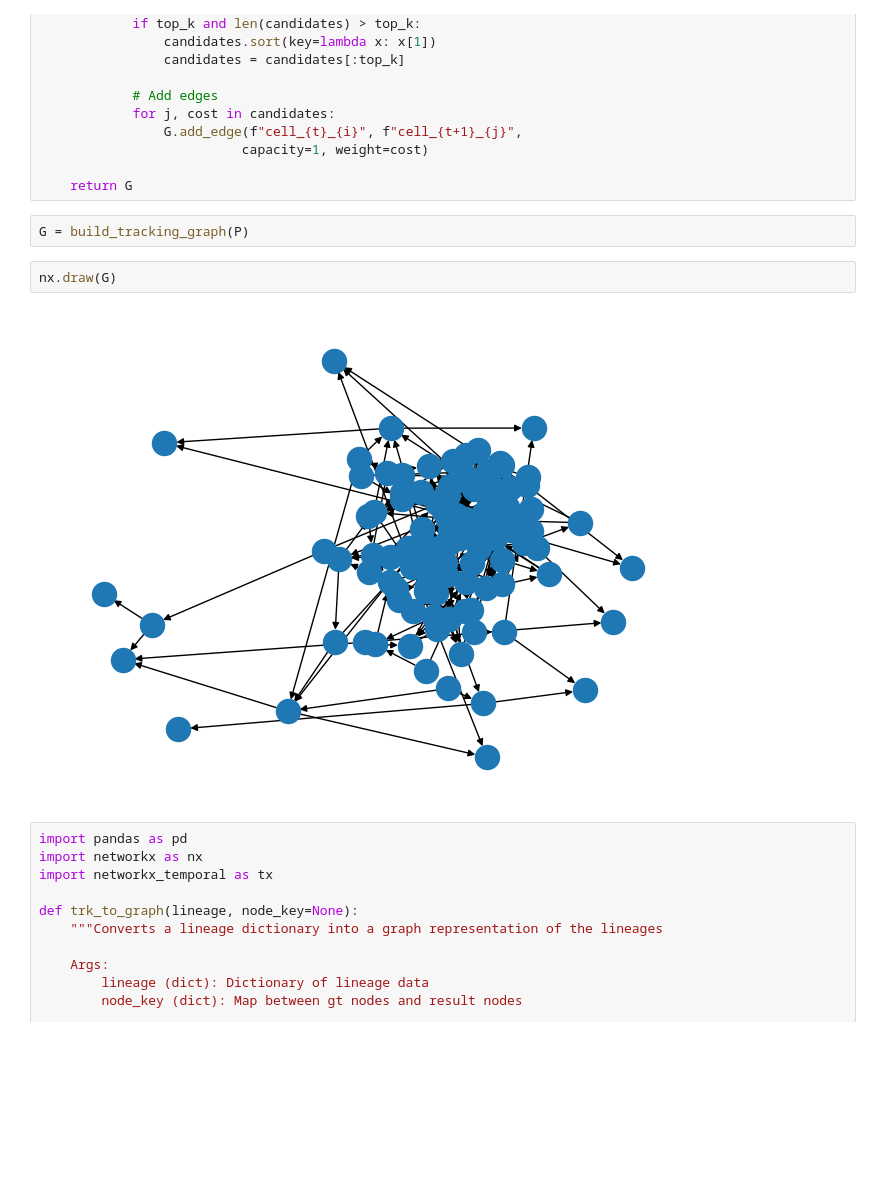
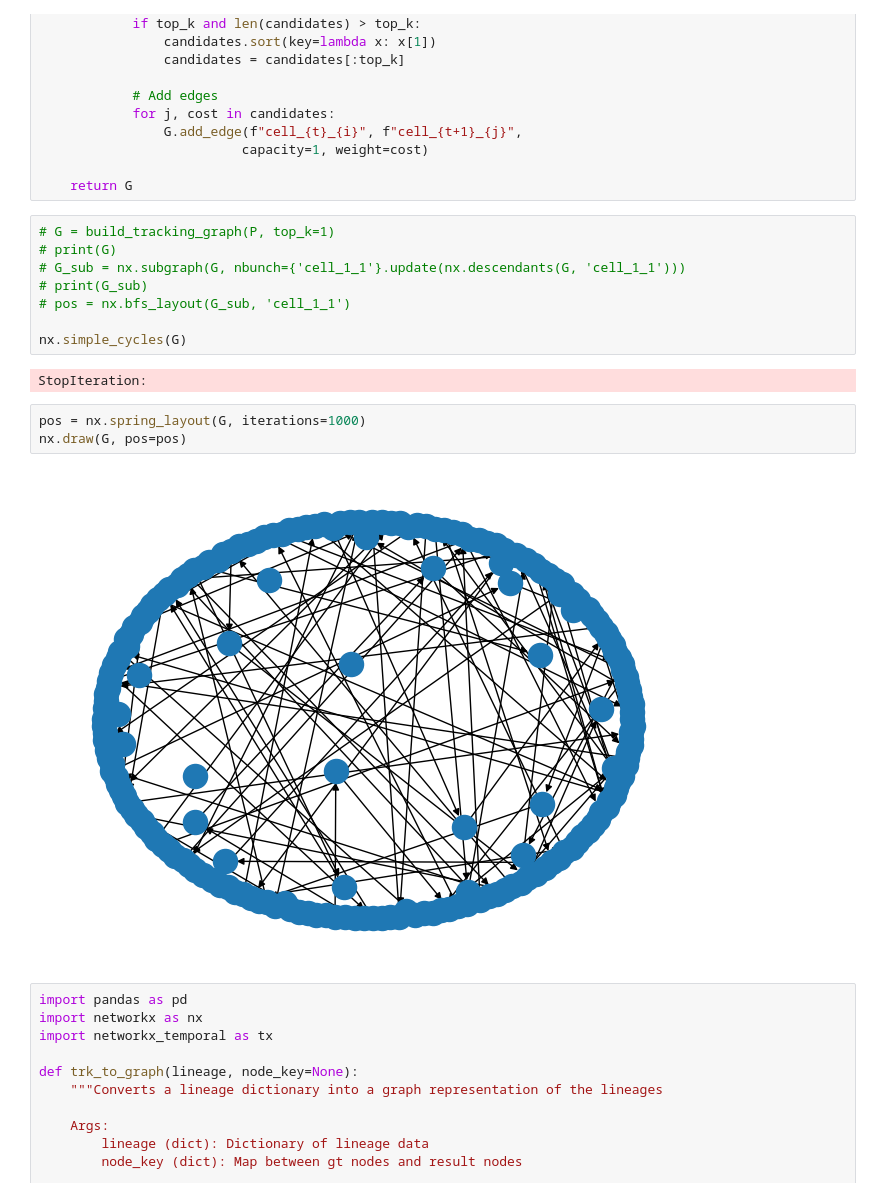
Before and after one commit to vanvalenlab/torch-tracking, a Jupyter notebook: notebooks/build_network.ipynb, the cells around one changed output. Drawn from its saved outputs; the diff is of its cells as text; blank space fills up the shorter version.

```diff
--- a/notebooks/build_network.ipynb
+++ b/notebooks/build_network.ipynb
@@ -214,11 +227,20 @@ def build_tracking_graph(P, threshold=0.1, top_k=2):
 
     return G
 # %%
-G = build_tracking_graph(P)
+# G = build_tracking_graph(P, top_k=1)
+# print(G)
+# G_sub = nx.subgraph(G, nbunch={'cell_1_1'}.update(nx.descendants(G, 'cell_1_1')))
+# print(G_sub)
+# pos = nx.bfs_layout(G_sub, 'cell_1_1')
+
+nx.simple_cycles(G)
+# %% [output]
+StopIteration:
 # %%
-nx.draw(G)
+pos = nx.spring_layout(G, iterations=1000)
+nx.draw(G, pos=pos)
 # %% [output]
-[figure, old version]
+[figure, new version]
 # %%
 import pandas as pd
 import networkx as nx
```
Also changed, not shown: parts of 3 cells of this notebook, 9 other files.
